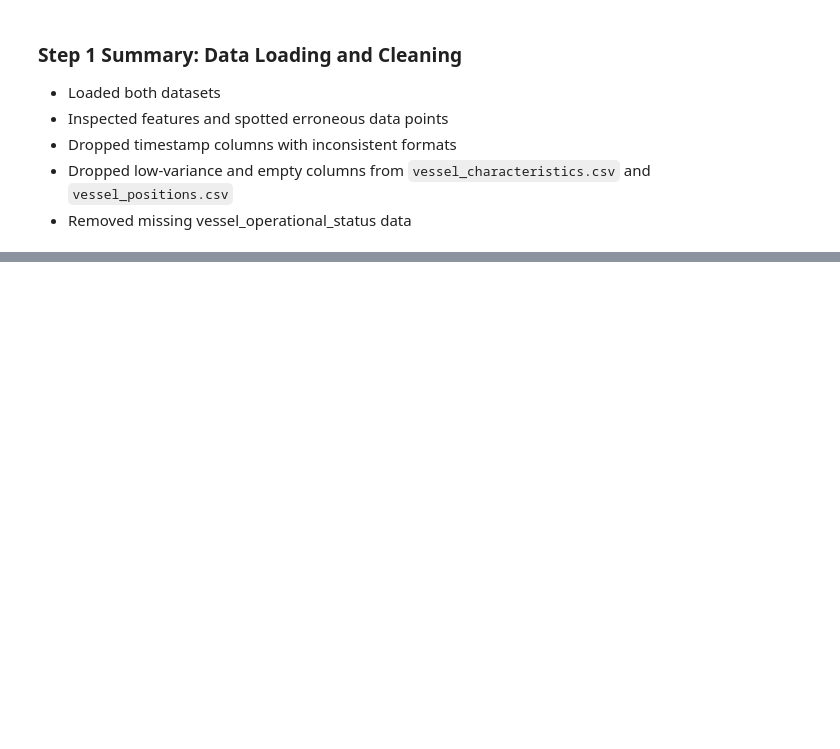
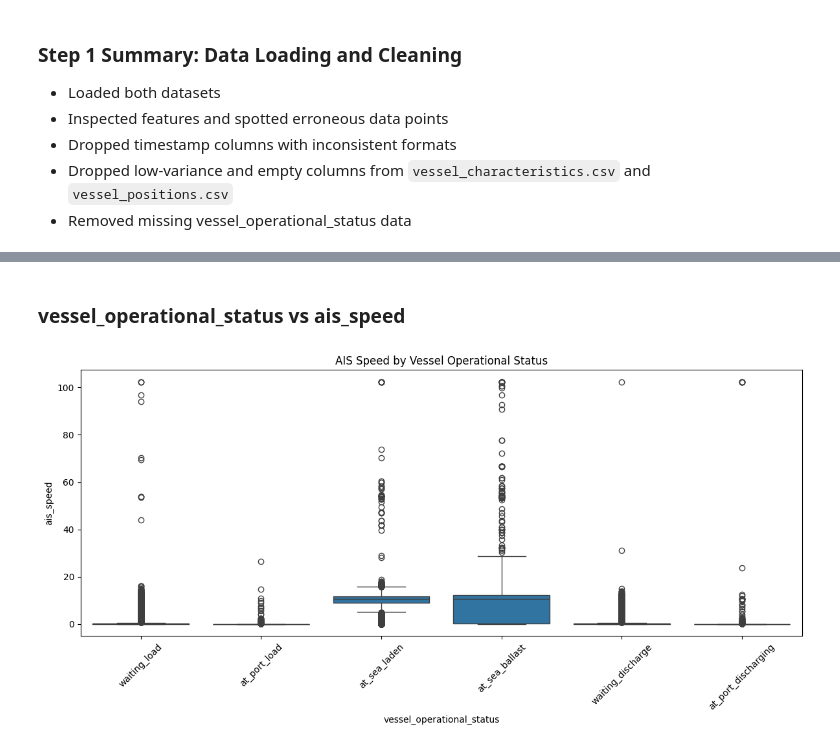
Before and after one commit to halladaas/vessel-analysis, a Jupyter notebook: notebook/profision-vessel-analysis.ipynb, the cells around one changed output, grey strips where cells are left out. Cells and saved outputs as stored; diff of their text form; code cells hidden in the pictures; blank space fills up the shorter version.

```diff
--- a/notebook/profision-vessel-analysis.ipynb
+++ b/notebook/profision-vessel-analysis.ipynb
@@ -306,0 +364,22 @@ positions.dropna(subset=['vessel_operational_status'], inplace=True)
+# %%
+top_statuses = [
+    'at_sea_laden',
+    'at_sea_ballast',
+    'at_port_discharging',
+    'at_port_load',
+    'waiting_load',
+    'waiting_discharge'
+]
+
+subset = positions[positions['vessel_operational_status'].isin(top_statuses)]
+# %% [markdown]
+### vessel_operational_status vs ais_speed
+# %%
+plt.figure(figsize=(12,6))
+sns.boxplot(data=subset, x='vessel_operational_status', y='ais_speed')
+plt.title('AIS Speed by Vessel Operational Status')
+plt.xticks(rotation=45)
+plt.tight_layout()
+plt.show()
+# %% [output]
+[figure, added]
```
Also changed, not shown: parts of 17 cells of this notebook.
